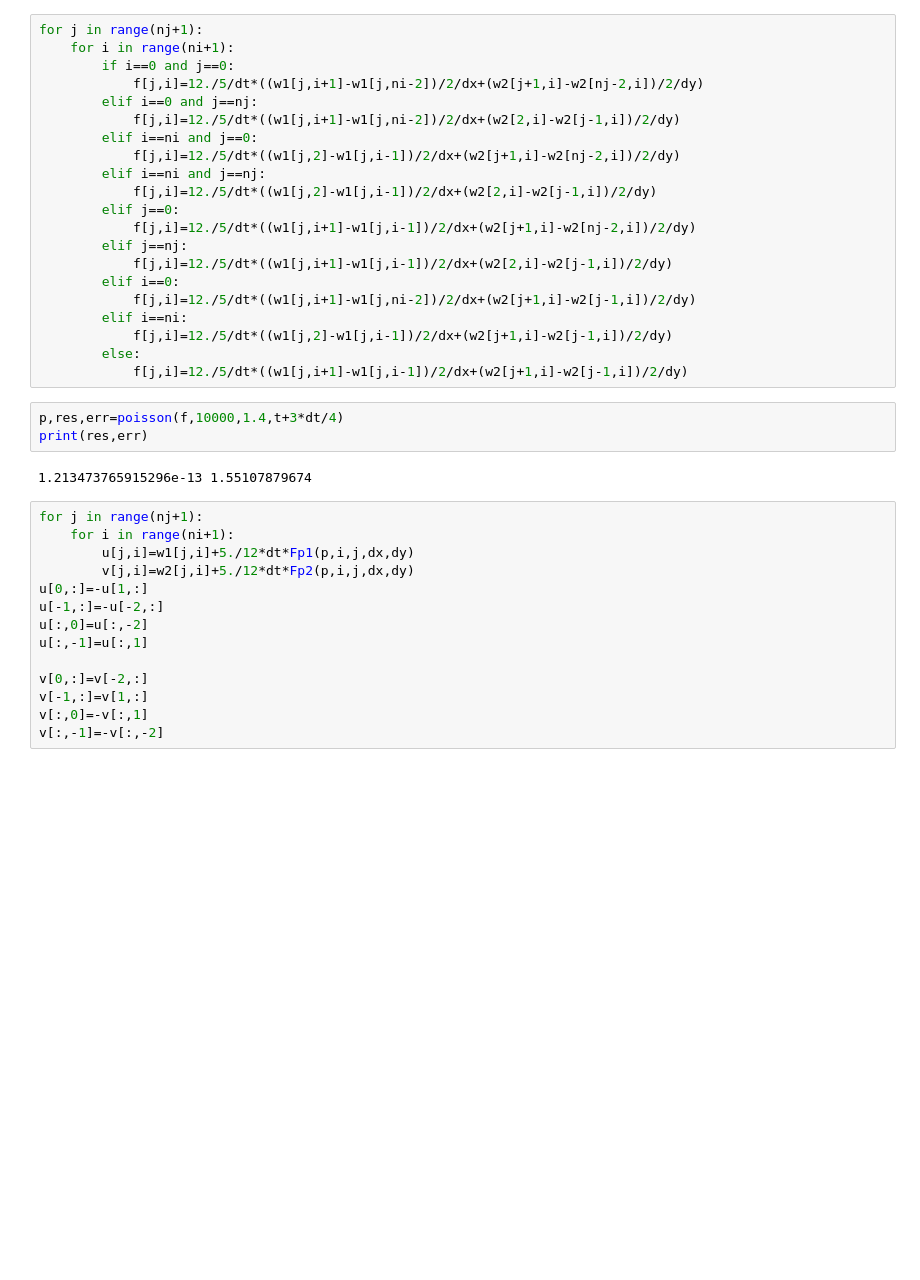
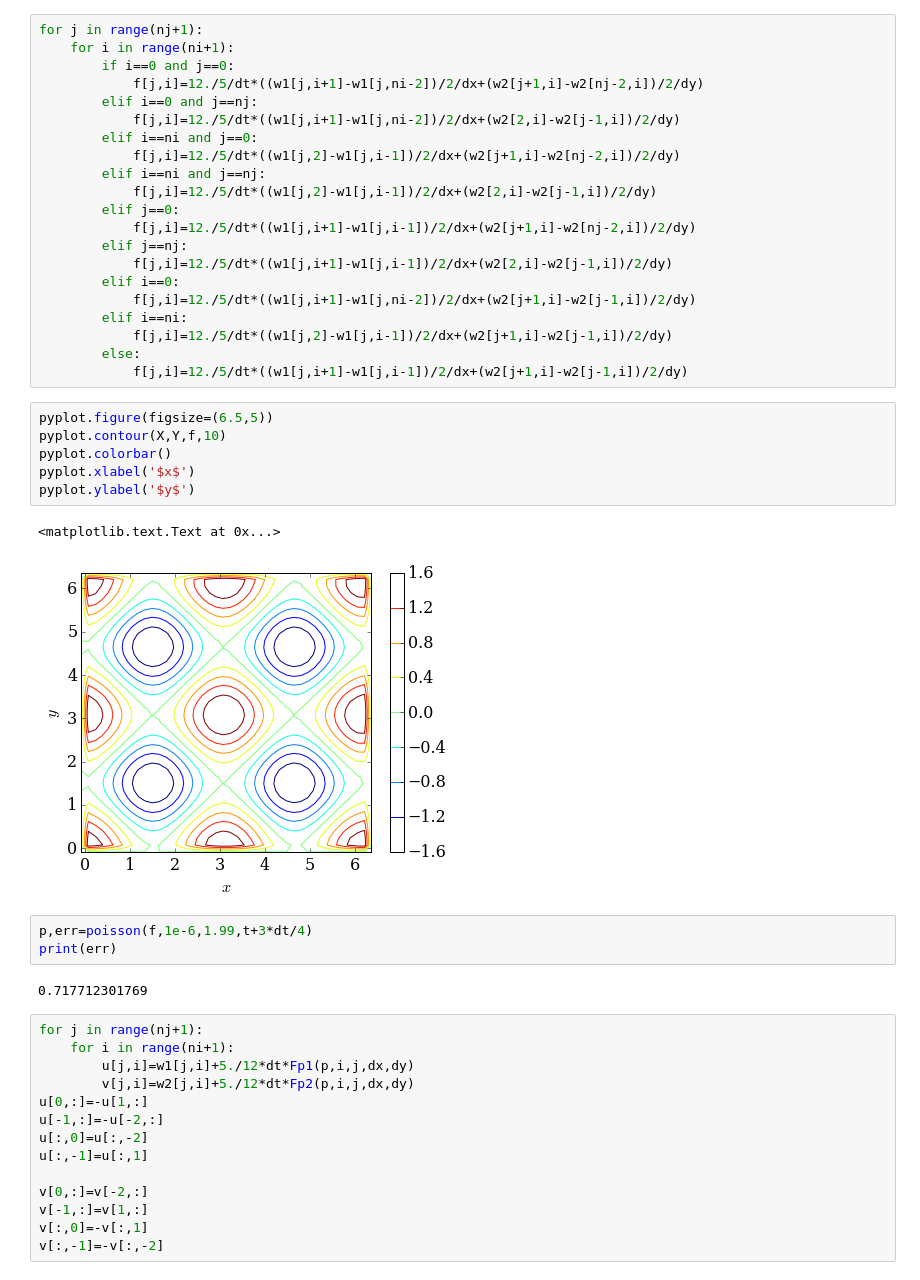
Before and after one commit to yujiasheng912/MAE6225, a Jupyter notebook: TG_vortex.ipynb, the cells around one changed output. Saved outputs shown, nothing was run; the diff lists cells and outputs as text; blank space fills up the shorter version.

```diff
--- a/TG_vortex.ipynb
+++ b/TG_vortex.ipynb
@@ -390,11 +413,20 @@ for j in range(nj+1):
             f[j,i]=12./5/dt*((w1[j,2]-w1[j,i-1])/2/dx+(w2[j+1,i]-w2[j-1,i])/2/dy)
         else:
             f[j,i]=12./5/dt*((w1[j,i+1]-w1[j,i-1])/2/dx+(w2[j+1,i]-w2[j-1,i])/2/dy)
+# %%
+pyplot.figure(figsize=(6.5,5))
+pyplot.contour(X,Y,f,10)
+pyplot.colorbar()
+pyplot.xlabel('$x$')
+pyplot.ylabel('$y$')
+# %% [output]
+<matplotlib.text.Text at 0x...>
+[figure, added]
 # %%
-p,res,err=poisson(f,10000,1.4,t+3*dt/4)
-print(res,err)
+p,err=poisson(f,1e-6,1.99,t+3*dt/4)
+print(err)
 # %% [output]
-1.213473765915296e-13 1.55107879674
+0.717712301769
 # %%
 for j in range(nj+1):
     for i in range(ni+1):
```
Also changed, not shown: parts of 23 cells of this notebook, 1 other file.
